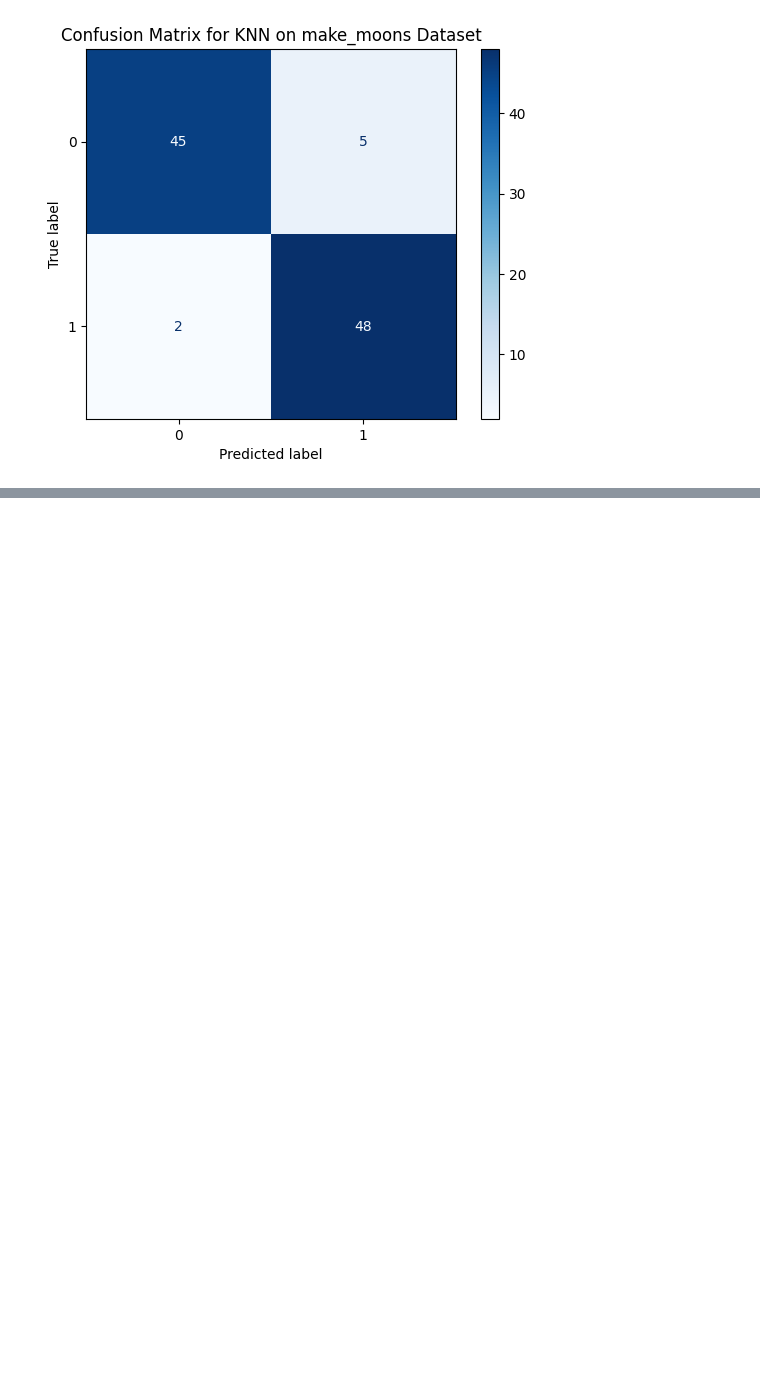
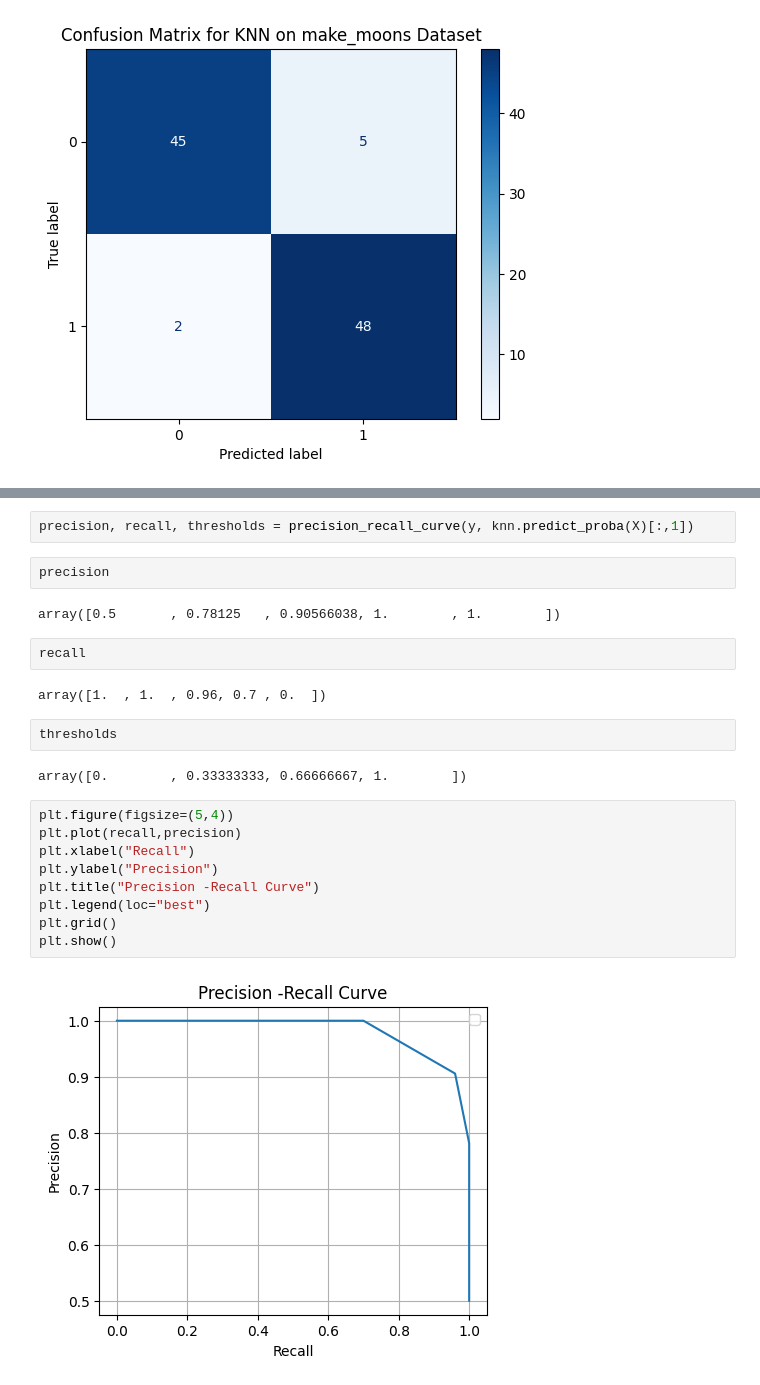
Before and after one commit to MERITOKAMIL/ML_PRO, a Jupyter notebook: ML_Pro_evaluation.ipynb, the cells around one changed output, grey strips where cells are left out. Saved outputs shown, nothing was run; the diff lists cells and outputs as text; blank space fills up the shorter version.

Commit message:
precison, recall, f1_score

```diff
--- a/ML_Pro_evaluation.ipynb
+++ b/ML_Pro_evaluation.ipynb
@@ -110,0 +146,25 @@ plt.show()
+# %%
+precision, recall, thresholds = precision_recall_curve(y, knn.predict_proba(X)[:,1])
+# %%
+precision
+# %% [output]
+array([0.5       , 0.78125   , 0.90566038, 1.        , 1.        ])
+# %%
+recall
+# %% [output]
+array([1.  , 1.  , 0.96, 0.7 , 0.  ])
+# %%
+thresholds
+# %% [output]
+array([0.        , 0.33333333, 0.66666667, 1.        ])
+# %%
+plt.figure(figsize=(5,4))
+plt.plot(recall,precision)
+plt.xlabel("Recall")
+plt.ylabel("Precision")
+plt.title("Precision -Recall Curve")
+plt.legend(loc="best")
+plt.grid()
+plt.show()
+# %% [output]
+[figure, added]
```
Also changed, not shown: parts of 7 cells of this notebook.
